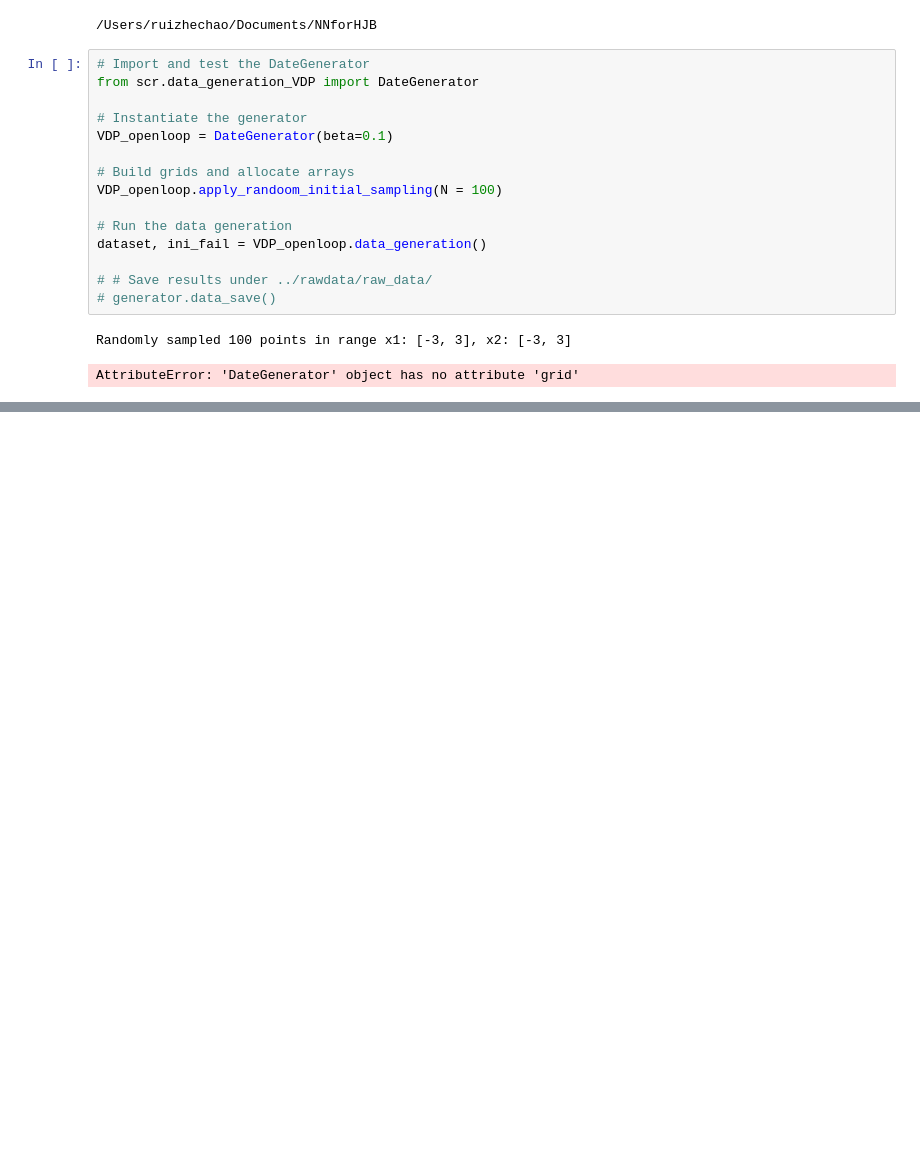
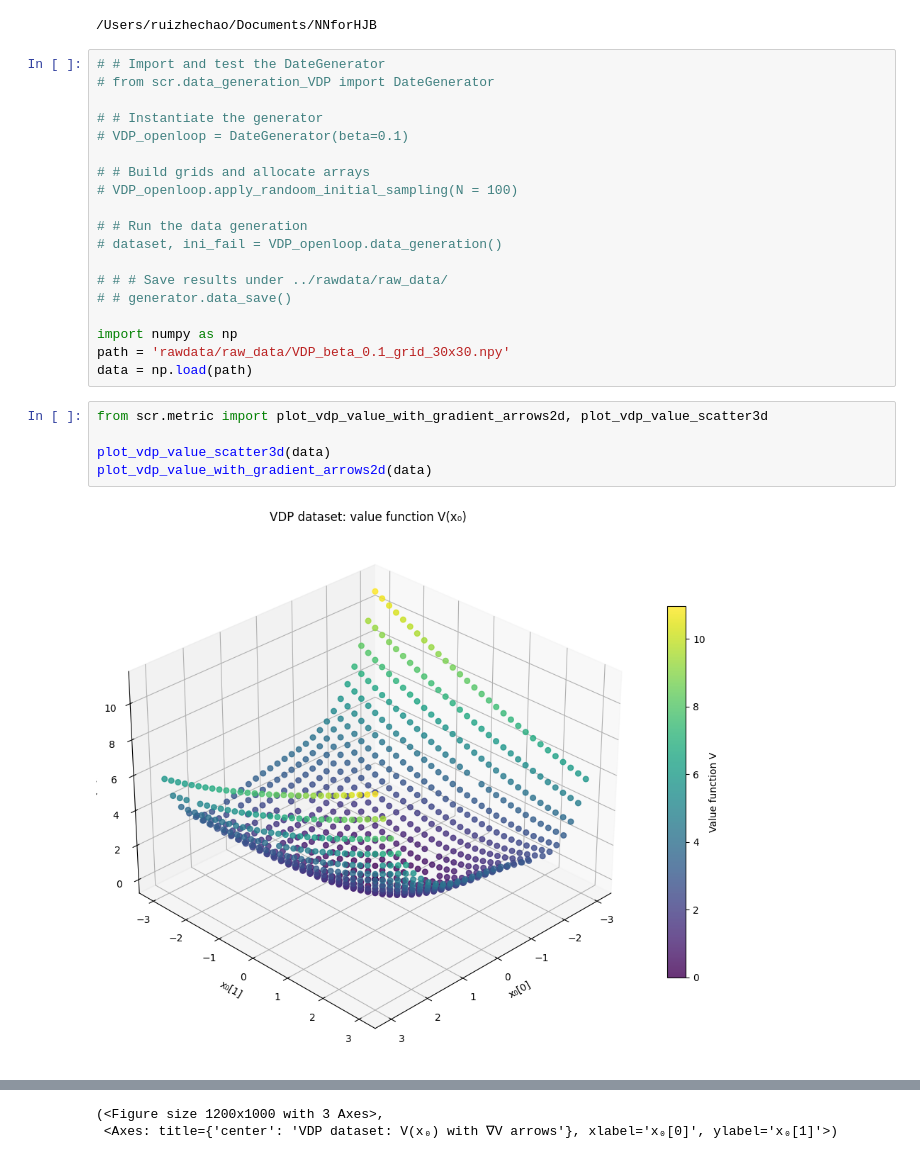
Before and after one commit to KeWu5678/NNforHJB, a Jupyter notebook: notebook/openloop.ipynb, the cells around one changed output, grey strips where cells are left out. Drawn from its saved outputs; the diff is of its cells as text; blank space fills up the shorter version.

```diff
--- a/notebook/openloop.ipynb
+++ b/notebook/openloop.ipynb
@@ -11,20 +13,28 @@ sys.path.insert(0, Path().absolute().parent.as_posix())
 # %% [output]
 /Users/ruizhechao/Documents/NNforHJB
 # %%
-# Import and test the DateGenerator
-from scr.data_generation_VDP import DateGenerator
+# # Import and test the DateGenerator
+# from scr.data_generation_VDP import DateGenerator
 
-# Instantiate the generator
-VDP_openloop = DateGenerator(beta=0.1)
+# # Instantiate the generator
+# VDP_openloop = DateGenerator(beta=0.1)
 
-# Build grids and allocate arrays
-VDP_openloop.apply_randoom_initial_sampling(N = 100)
+# # Build grids and allocate arrays
+# VDP_openloop.apply_randoom_initial_sampling(N = 100)
 
-# Run the data generation
-dataset, ini_fail = VDP_openloop.data_generation()
+# # Run the data generation
+# dataset, ini_fail = VDP_openloop.data_generation()
 
-# # Save results under ../rawdata/raw_data/
-# generator.data_save()
+# # # Save results under ../rawdata/raw_data/
+# # generator.data_save()
+
+import numpy as np
+path = 'rawdata/raw_data/VDP_beta_0.1_grid_30x30.npy'
+data = np.load(path)
-# %% [output]
-Randomly sampled 100 points in range x1: [-3, 3], x2: [-3, 3]
-AttributeError: 'DateGenerator' object has no attribute 'grid'
+# %%
+from scr.metric import plot_vdp_value_with_gradient_arrows2d, plot_vdp_value_scatter3d
+
+plot_vdp_value_scatter3d(data)
+plot_vdp_value_with_gradient_arrows2d(data)
+# %% [output]
+[figure, added]
@@ -30,0 +42,2 @@ AttributeError: 'DateGenerator' object has no attribute 'grid'
+(<Figure size 1200x1000 with 3 Axes>,
+ <Axes: title={'center': 'VDP dataset: V(x₀) with ∇V arrows'}, xlabel='x₀[0]', ylabel='x₀[1]'>)
```
Also changed, not shown: parts of 2 cells of this notebook, 10 other files.
